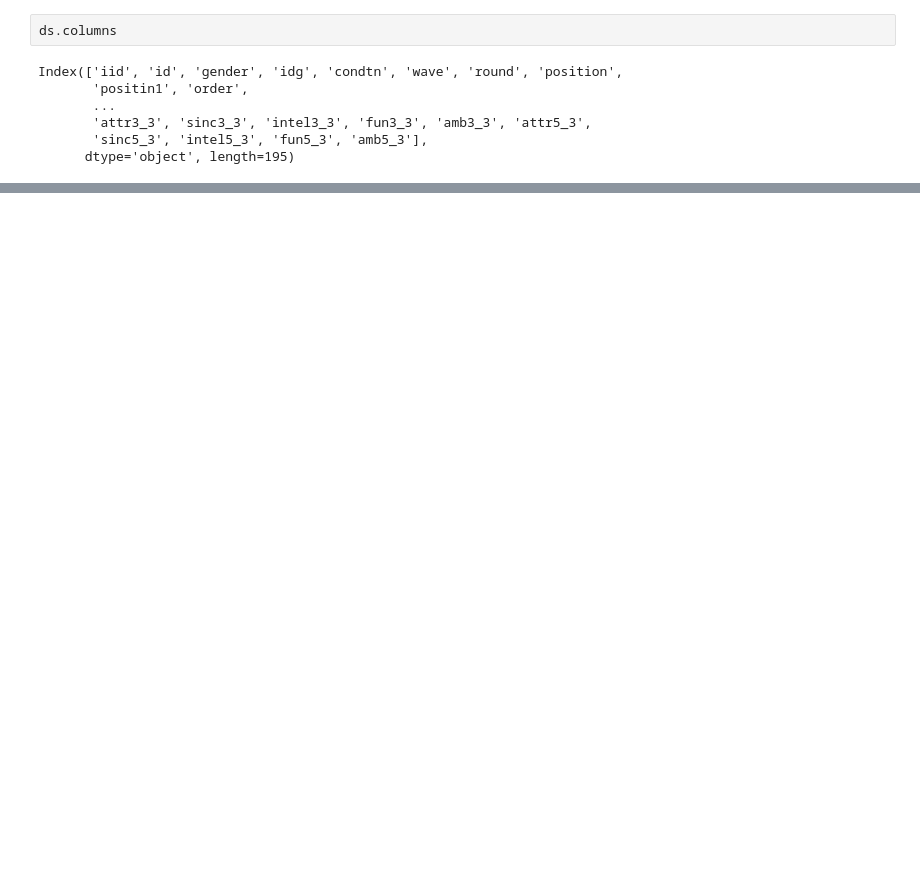
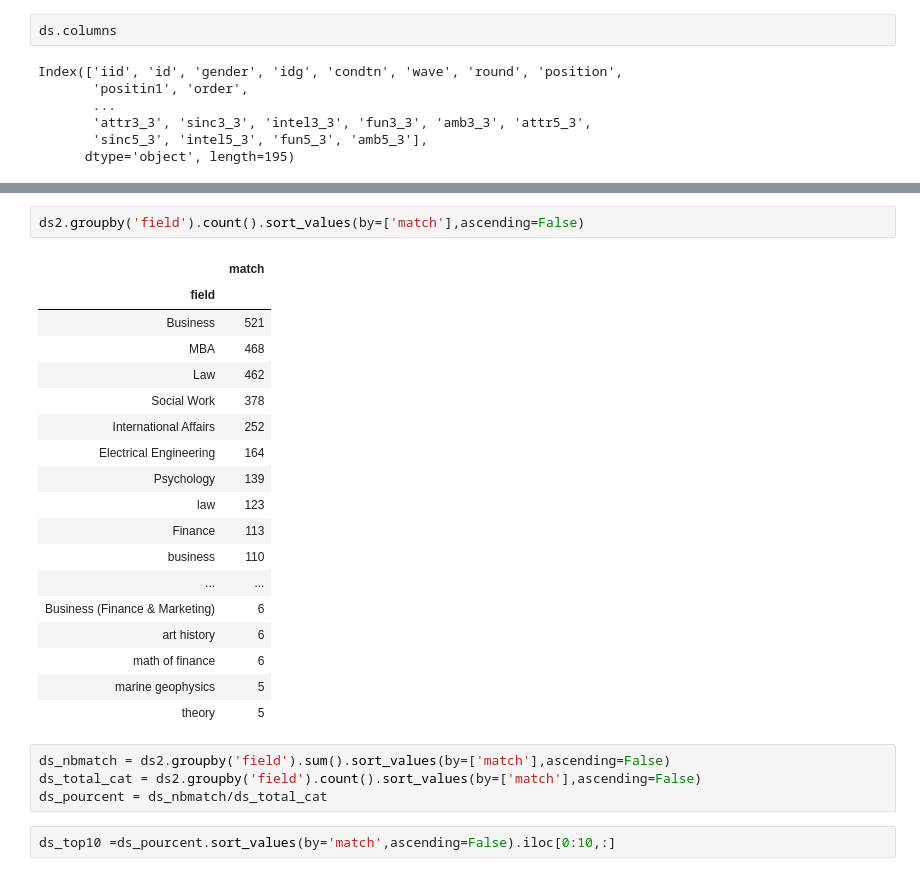
Before and after one commit to djockos/FullStack_S2_Projet_SpeedDating, a Jupyter notebook: FullStack_S2_Projet.ipynb, the cells around one changed output, grey strips where cells are left out. Cells and saved outputs as stored; diff of their text form; blank space fills up the shorter version.

```diff
--- a/FullStack_S2_Projet.ipynb
+++ b/FullStack_S2_Projet.ipynb
@@ -63,0 +45,27 @@ Name: field, Length: 259, dtype: int64
+# %%
+ds2.groupby('field').count().sort_values(by=['match'],ascending=False)
+# %% [output]
+|  | match |
+| field |  |
+| Business | 521 |
+| MBA | 468 |
+| Law | 462 |
+| Social Work | 378 |
+| International Affairs | 252 |
+| Electrical Engineering | 164 |
+| Psychology | 139 |
+| law | 123 |
+| Finance | 113 |
+| business | 110 |
+| ... | ... |
+| Business (Finance & Marketing) | 6 |
+| art history | 6 |
+| math of finance | 6 |
+| marine geophysics | 5 |
+| theory | 5 |
+# %%
+ds_nbmatch = ds2.groupby('field').sum().sort_values(by=['match'],ascending=False)
+ds_total_cat = ds2.groupby('field').count().sort_values(by=['match'],ascending=False)
+ds_pourcent = ds_nbmatch/ds_total_cat
+# %%
+ds_top10 =ds_pourcent.sort_values(by='match',ascending=False).iloc[0:10,:]
```
Also changed, not shown: parts of 13 cells of this notebook.
